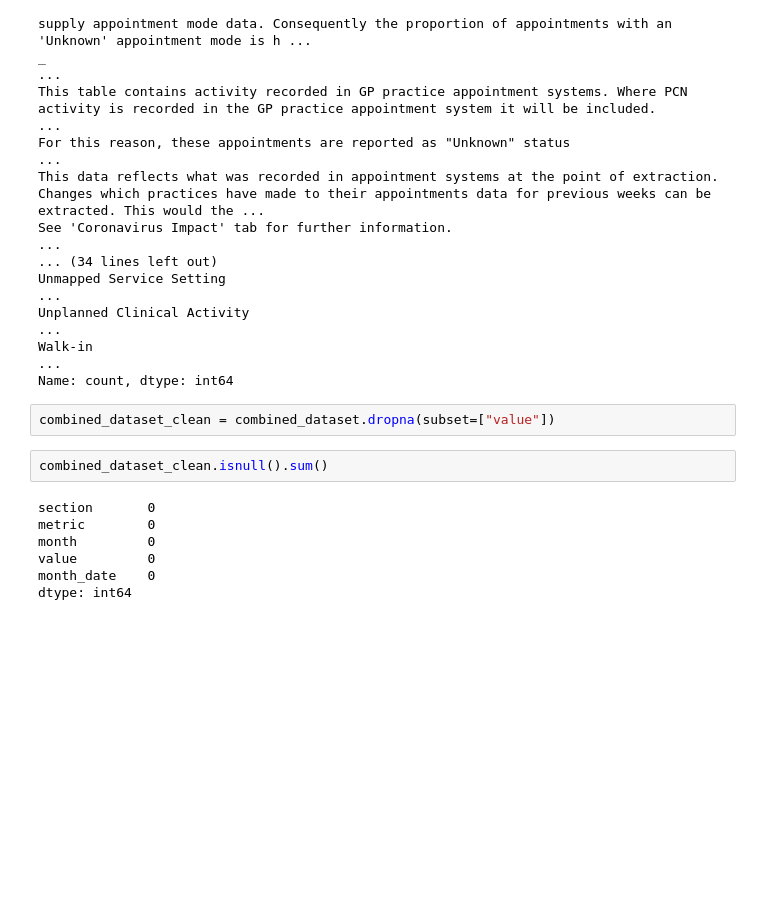
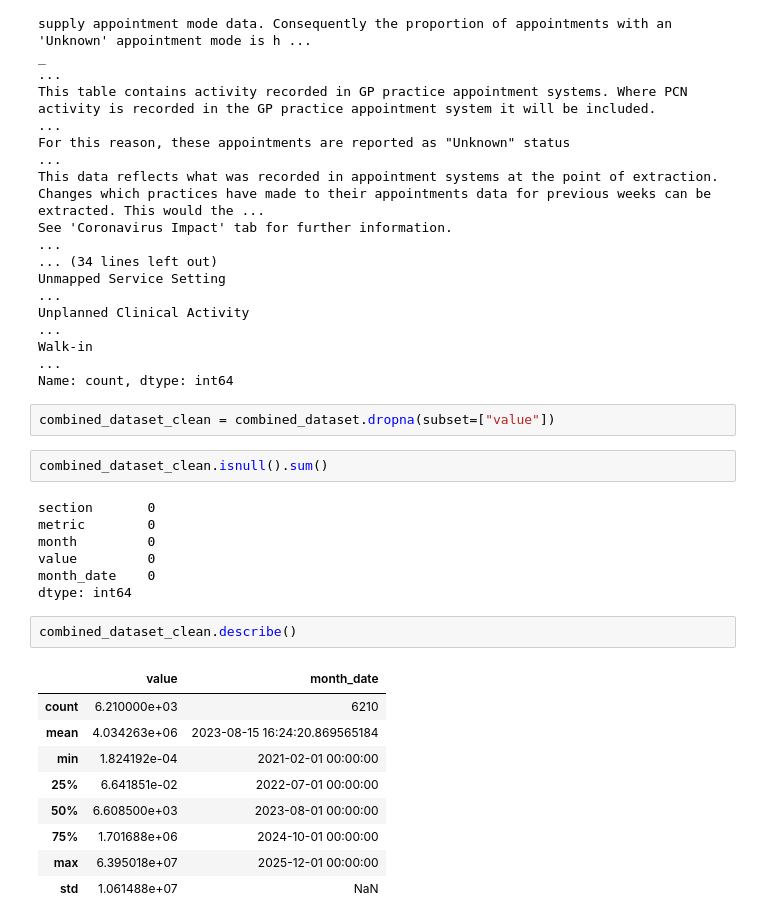
Before and after one commit to chinenyennabude/nhs-gp-performance-analysis, a Jupyter notebook: notebook/explore_nhs_data.ipynb, the cells around one changed output. Saved outputs shown, nothing was run; the diff lists cells and outputs as text; blank space fills up the shorter version.

```diff
--- a/notebook/explore_nhs_data.ipynb
+++ b/notebook/explore_nhs_data.ipynb
@@ -482,3 +482,15 @@ month         0
 value         0
 month_date    0
 dtype: int64
+# %%
+combined_dataset_clean.describe()
+# %% [output]
+|  | value | month_date |
+| count | 6.210000e+03 | 6210 |
+| mean | 4.034263e+06 | 2023-08-15 16:24:20.869565184 |
+| min | 1.824192e-04 | 2021-02-01 00:00:00 |
+| 25% | 6.641851e-02 | 2022-07-01 00:00:00 |
+| 50% | 6.608500e+03 | 2023-08-01 00:00:00 |
+| 75% | 1.701688e+06 | 2024-10-01 00:00:00 |
+| max | 6.395018e+07 | 2025-12-01 00:00:00 |
+| std | 1.061488e+07 | NaN |
```
